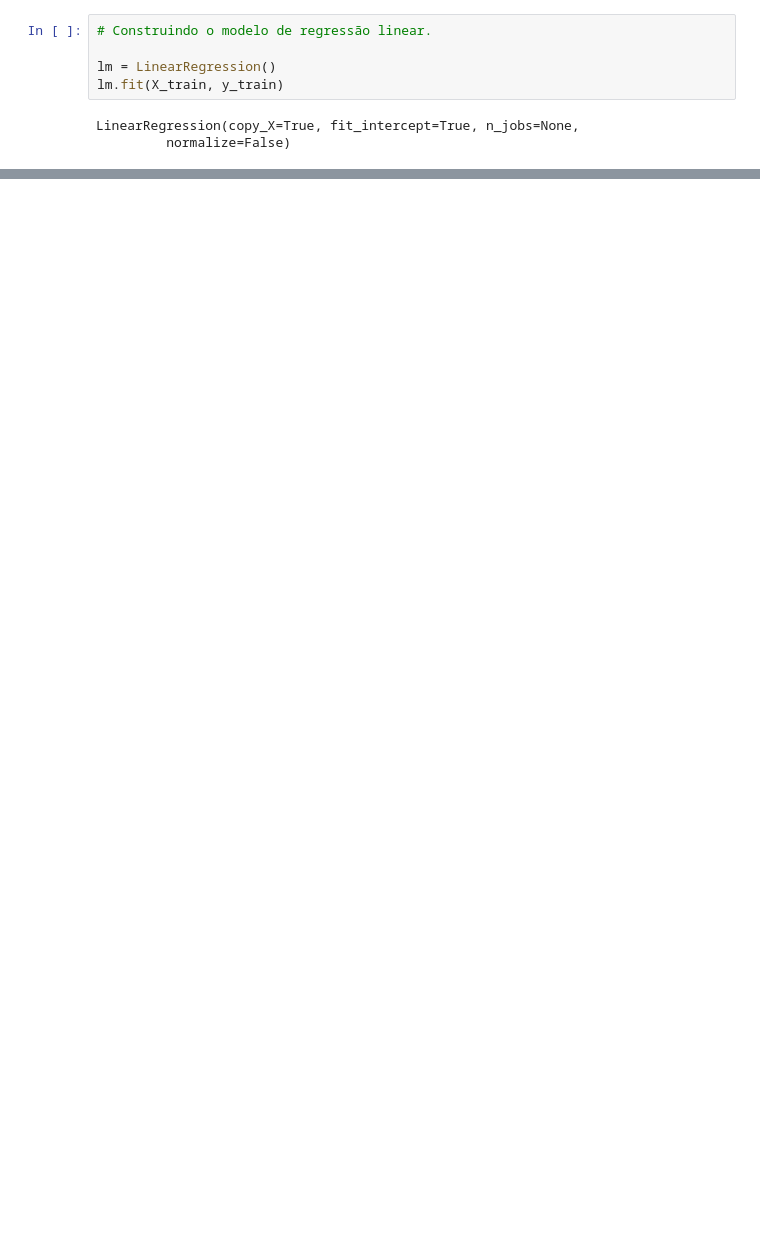
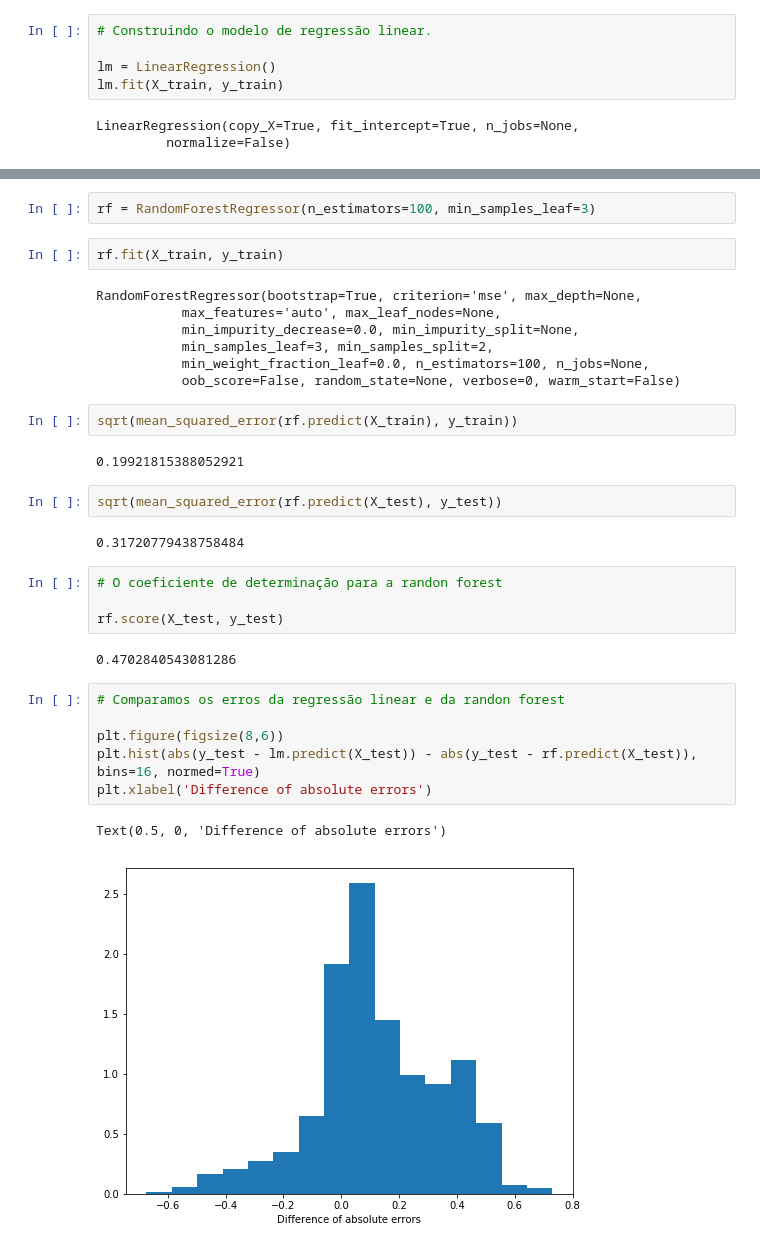
Before and after one commit to UesleiJf/projeto-preditivo, a Jupyter notebook: Random Forest.ipynb, the cells around one changed output, grey strips where cells are left out. Drawn from its saved outputs; the diff is of its cells as text; blank space fills up the shorter version.

Commit message:
- Randon Forest Completed per hour

```diff
--- a/Random Forest.ipynb
+++ b/Random Forest.ipynb
@@ -180,0 +151,34 @@ lm.score(X_test, y_test)
+# %%
+rf = RandomForestRegressor(n_estimators=100, min_samples_leaf=3)
+# %%
+rf.fit(X_train, y_train)
+# %% [output]
+RandomForestRegressor(bootstrap=True, criterion='mse', max_depth=None,
+           max_features='auto', max_leaf_nodes=None,
+           min_impurity_decrease=0.0, min_impurity_split=None,
+           min_samples_leaf=3, min_samples_split=2,
+           min_weight_fraction_leaf=0.0, n_estimators=100, n_jobs=None,
+           oob_score=False, random_state=None, verbose=0, warm_start=False)
+# %%
+sqrt(mean_squared_error(rf.predict(X_train), y_train))
+# %% [output]
+0.19921815388052921
+# %%
+sqrt(mean_squared_error(rf.predict(X_test), y_test))
+# %% [output]
+0.31720779438758484
+# %%
+# O coeficiente de determinação para a randon forest
+
+rf.score(X_test, y_test)
+# %% [output]
+0.4702840543081286
+# %%
+# Comparamos os erros da regressão linear e da randon forest
+
+plt.figure(figsize(8,6))
+plt.hist(abs(y_test - lm.predict(X_test)) - abs(y_test - rf.predict(X_test)), bins=16, normed=True)
+plt.xlabel('Difference of absolute errors')
+# %% [output]
+Text(0.5, 0, 'Difference of absolute errors')
+[figure, added]
```
Also changed, not shown: parts of 13 cells of this notebook.
